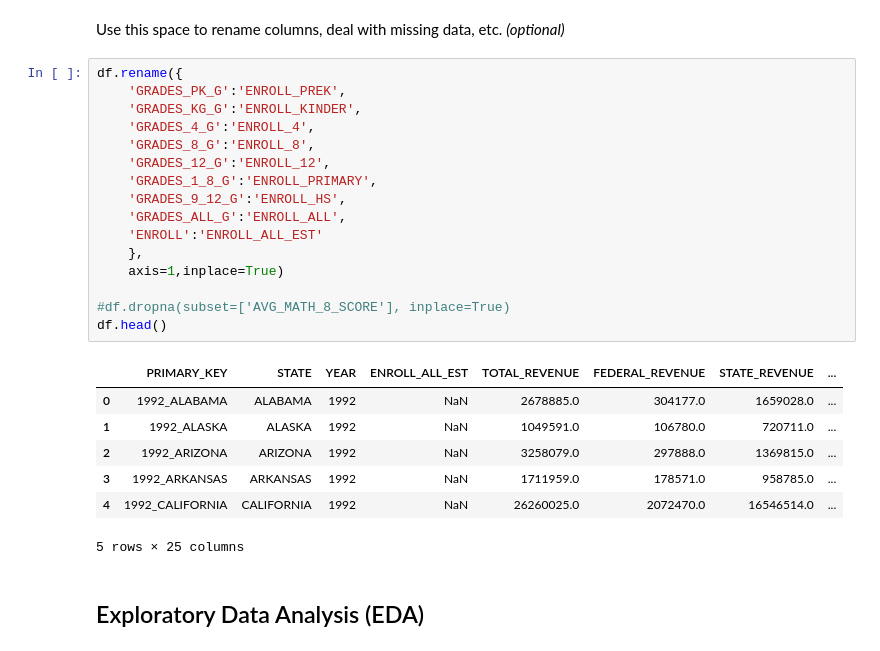
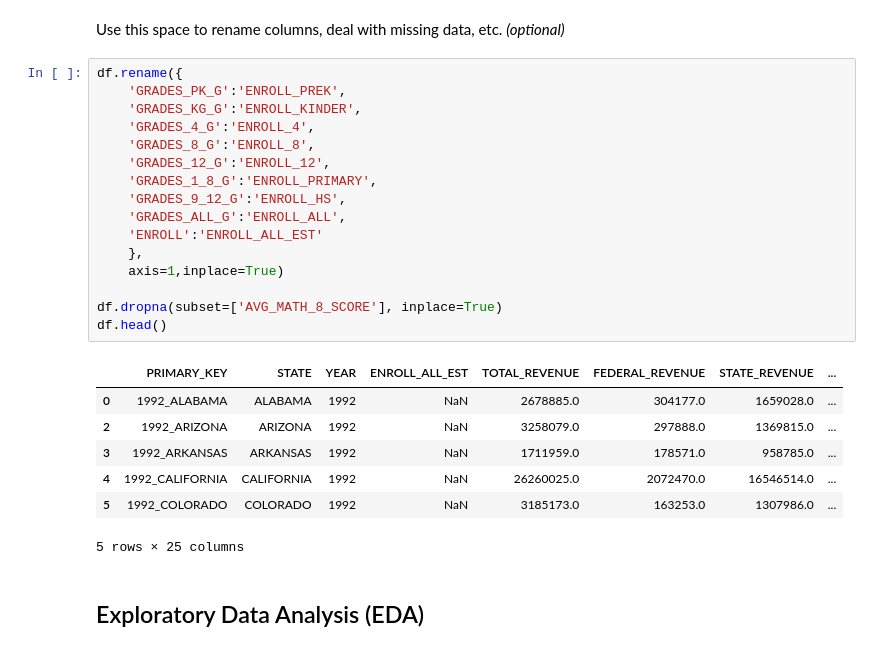
Before and after one commit to nokovacs/MDST-Bootcamp, a Jupyter notebook: checkpoint1.ipynb, the cells around one changed output. Saved outputs shown, nothing was run; the diff lists cells and outputs as text.

```diff
--- a/checkpoint1.ipynb
+++ b/checkpoint1.ipynb
@@ -70,26 +70,26 @@ Use this space to rename columns, deal with missing data, etc. _(optional)_
 # %%
 df.rename({
     'GRADES_PK_G':'ENROLL_PREK',
     'GRADES_KG_G':'ENROLL_KINDER',
     'GRADES_4_G':'ENROLL_4',
     'GRADES_8_G':'ENROLL_8',
     'GRADES_12_G':'ENROLL_12',
     'GRADES_1_8_G':'ENROLL_PRIMARY',
     'GRADES_9_12_G':'ENROLL_HS',
     'GRADES_ALL_G':'ENROLL_ALL',
     'ENROLL':'ENROLL_ALL_EST'
     },
     axis=1,inplace=True)
 
-#df.dropna(subset=['AVG_MATH_8_SCORE'], inplace=True)
+df.dropna(subset=['AVG_MATH_8_SCORE'], inplace=True)
 df.head()
 # %% [output]
 |  | PRIMARY_KEY | STATE | YEAR | ENROLL_ALL_EST | TOTAL_REVENUE | FEDERAL_REVENUE | STATE_REVENUE | ... |
 | 0 | 1992_ALABAMA | ALABAMA | 1992 | NaN | 2678885.0 | 304177.0 | 1659028.0 | ... |
-| 1 | 1992_ALASKA | ALASKA | 1992 | NaN | 1049591.0 | 106780.0 | 720711.0 | ... |
 | 2 | 1992_ARIZONA | ARIZONA | 1992 | NaN | 3258079.0 | 297888.0 | 1369815.0 | ... |
 | 3 | 1992_ARKANSAS | ARKANSAS | 1992 | NaN | 1711959.0 | 178571.0 | 958785.0 | ... |
 | 4 | 1992_CALIFORNIA | CALIFORNIA | 1992 | NaN | 26260025.0 | 2072470.0 | 16546514.0 | ... |
+| 5 | 1992_COLORADO | COLORADO | 1992 | NaN | 3185173.0 | 163253.0 | 1307986.0 | ... |
 5 rows × 25 columns
 # %% [markdown]
 <h2>Exploratory Data Analysis (EDA) </h2>
```
Also changed, not shown: parts of 24 cells of this notebook.
